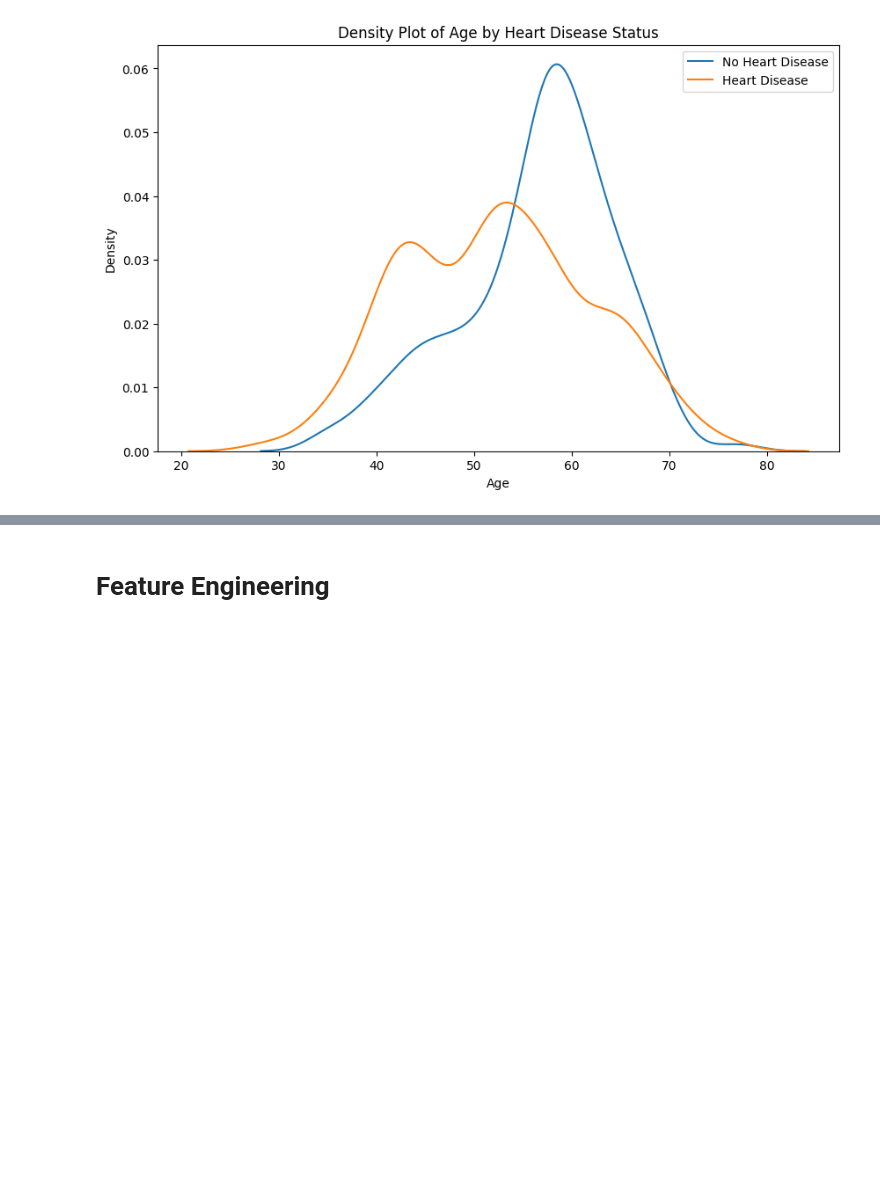
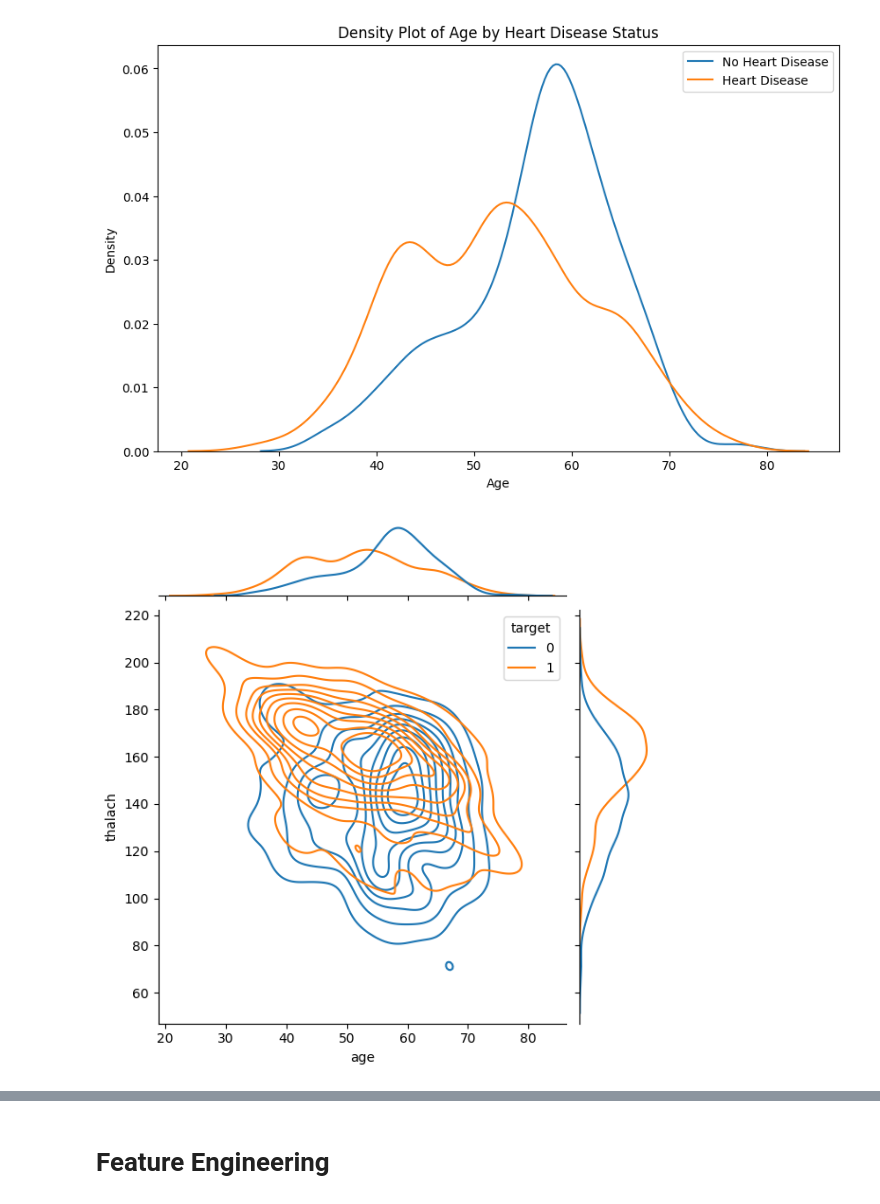
Before and after one commit to atithishrestha123/Heart-Disease-Prediction-System, a Jupyter notebook: Heart_Disease_Prediction_using_Machine_Learning.ipynb, the cells around one changed output, grey strips where cells are left out. Drawn from its saved outputs; the diff is of its cells as text; code cells hidden in the pictures; blank space fills up the shorter version.

```diff
--- a/Heart_Disease_Prediction_using_Machine_Learning.ipynb
+++ b/Heart_Disease_Prediction_using_Machine_Learning.ipynb
@@ -274,3 +274,8 @@ plt.legend()
 plt.show()
 # %% [output]
 [figure]
+# %%
+sns.jointplot(x='age', y='thalach', data=heart_data, kind='kde', hue='target') #Kernel density estimation
+plt.show()
+# %% [output]
+[figure, added]
```
Also changed, not shown: parts of 4 cells of this notebook, 3 other files.
